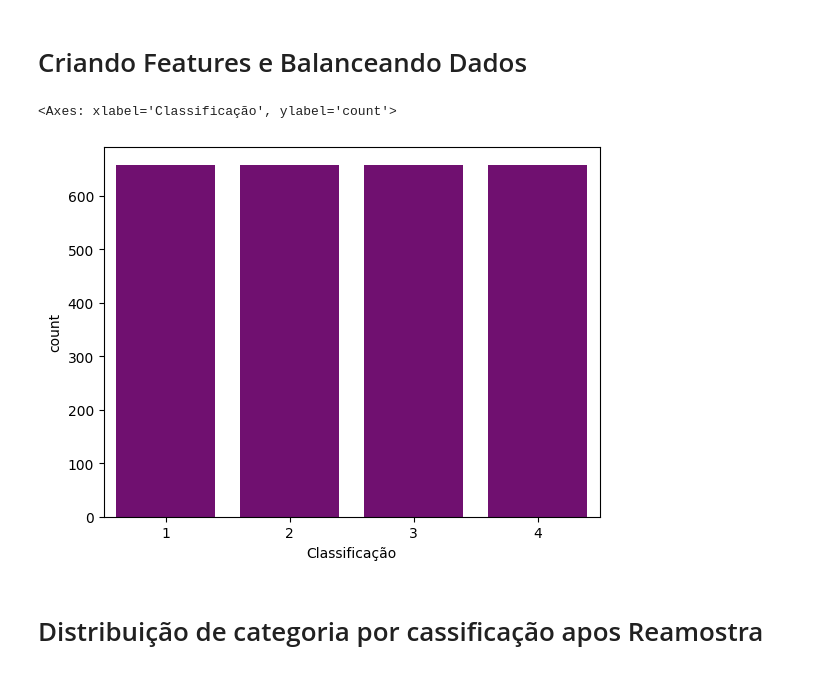
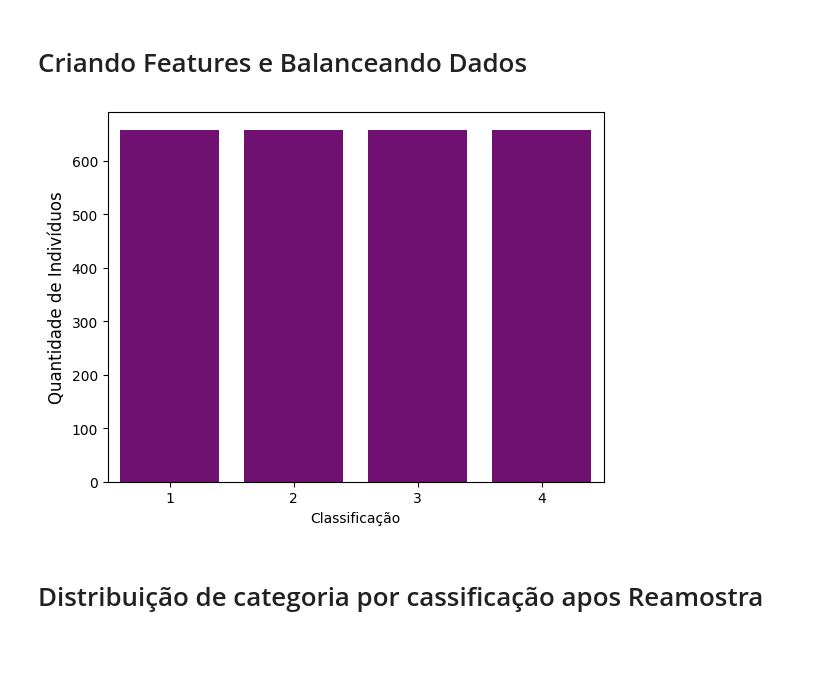
Before and after one commit to Fanykyta/CP05-AnaliseObesidade, a Jupyter notebook: AnaliseObesidade.ipynb, the cells around one changed output. Cells and saved outputs as stored; diff of their text form; code cells hidden in the pictures.

```diff
--- a/AnaliseObesidade.ipynb
+++ b/AnaliseObesidade.ipynb
@@ -75,7 +75,7 @@ import seaborn as sns
 # %% [markdown]
 Carregando Arquivo
 # %%
-df = pd.read_excel('C:\\repo\\FIAP\\CP05-DataAplication\\Obesity_Dataset.xlsx')
+df = pd.read_excel('C:\\repo\\FIAP\\CP05-AnaliseObesidade\\Obesity_Dataset.xlsx')
 df
 # %% [output]
 |  | Sex | Age | Height | Overweight_Obese_Family | Consumption_of_Fast_Food | Frequency_of_Consuming_Vegetables | ... |
@@ -328,15 +329,16 @@ plt.tight_layout()
 # %%
 #Ciando features
 X = df.iloc[:,:-1]
 y = df.iloc[:,[-1]]
 # Balanceando Dados
 from imblearn.over_sampling import SMOTE
 smote = SMOTE(random_state = 42)
 X_resampled, y_resampled = smote.fit_resample(X,y)
 sns.countplot(data=y_resampled, x = 'Classificação', color='purple')
+plt.ylabel('Quantidade de Indivíduos', fontsize=12)
+plt.show()
 # %% [output]
-<Axes: xlabel='Classificação', ylabel='count'>
-[figure, old version]
+[figure, new version]
 # %% [markdown]
 # Distribuição de categoria por cassificação apos Reamostra
 # %%
```
Also changed, not shown: parts of 3 cells of this notebook.
